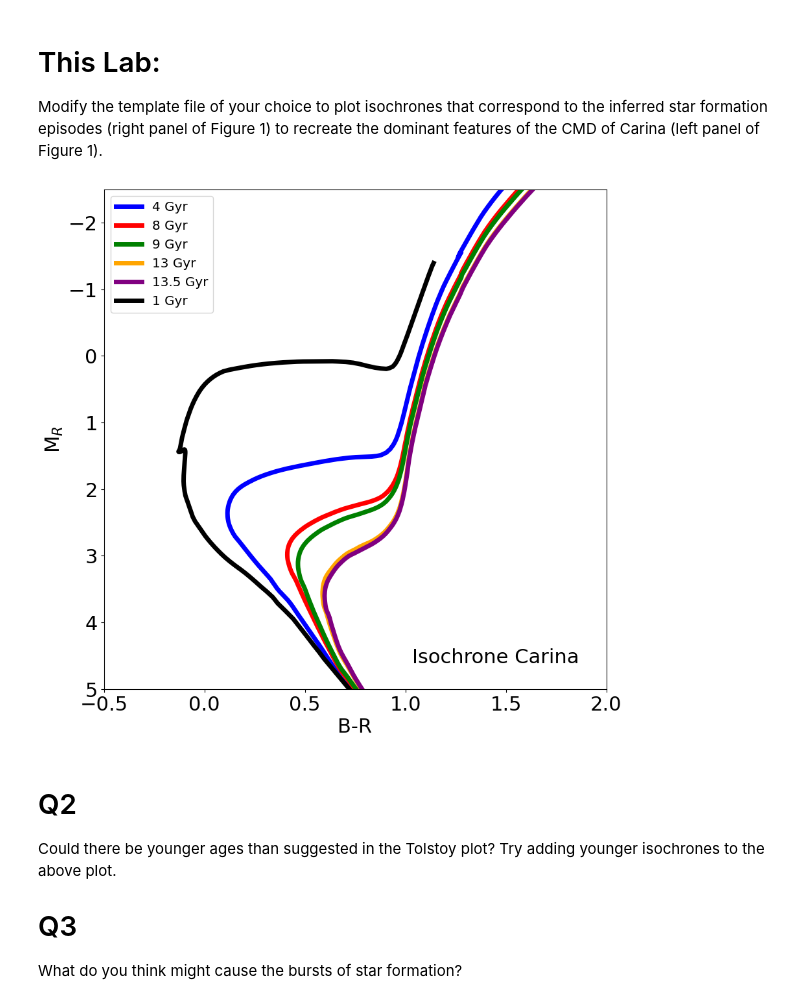
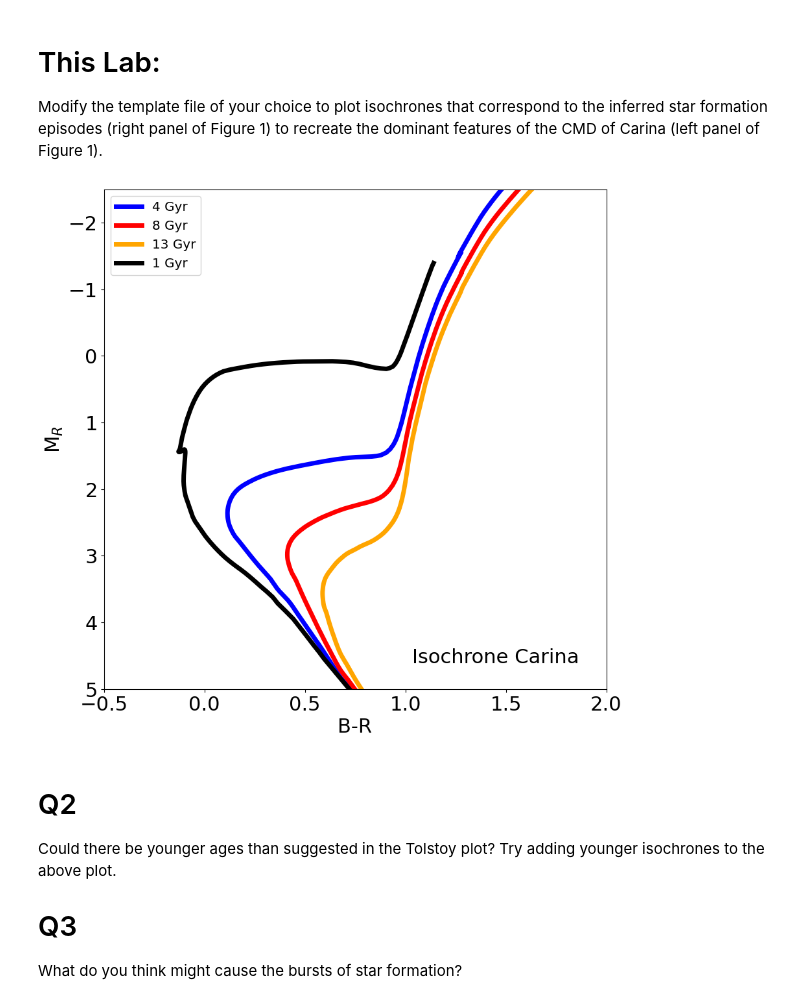
Before and after one commit to Chazzathon/400B_2023_goldberg, a Jupyter notebook: Labs/Lab4/Lab4.ipynb, the cells around one changed output. Cells and saved outputs as stored; diff of their text form; code cells hidden in the pictures.

```diff
--- a/Labs/Lab4/Lab4.ipynb
+++ b/Labs/Lab4/Lab4.ipynb
@@ -66,36 +66,36 @@ ax = plt.subplot(111)
 # Plotting Color vs. Difference in Color
 plt.plot(data1['B']-data1['R'], data1['R'], color='blue', linewidth=5, label='4 Gyr')
 plt.plot(data2['B']-data2['R'], data2['R'], color='red', linewidth=5, label='8 Gyr')
-plt.plot(data3['B']-data3['R'], data3['R'], color='green', linewidth=5, label='9 Gyr')
+#plt.plot(data3['B']-data3['R'], data3['R'], color='green', linewidth=5, label='9 Gyr')
 plt.plot(data4['B']-data4['R'], data4['R'], color='orange', linewidth=5, label='13 Gyr')
-plt.plot(data5['B']-data5['R'], data5['R'], color='purple', linewidth=5, label='13.5 Gyr')
+#plt.plot(data5['B']-data5['R'], data5['R'], color='purple', linewidth=5, label='13.5 Gyr')
 plt.plot(data6['B']-data6['R'], data6['R'], color='black', linewidth=5, label='1 Gyr')
 ###EDIT Here, following the same format as the line above
 
 
 
 # Add axis labels
 plt.xlabel('B-R', fontsize=22)
 plt.ylabel('M$_R$', fontsize=22)
 
 #set axis limits
 plt.xlim(-0.5,2)
 plt.ylim(5,-2.5)
 
 #adjust tick label font size
 label_size = 22
 matplotlib.rcParams['xtick.labelsize'] = label_size
 matplotlib.rcParams['ytick.labelsize'] = label_size
 
 # add a legend with some customizations.
 legend = ax.legend(loc='upper left',fontsize='x-large')
 
 #add figure text
 plt.figtext(0.6, 0.15, 'Isochrone Carina', fontsize=22)
 
 plt.savefig('IsochroneLab4.png')
 # %% [output]
-[figure, old version]
+[figure, new version]
 # %% [markdown]
 # Q2
 
```
Also changed, not shown: parts of 2 cells of this notebook, 5 other files.
